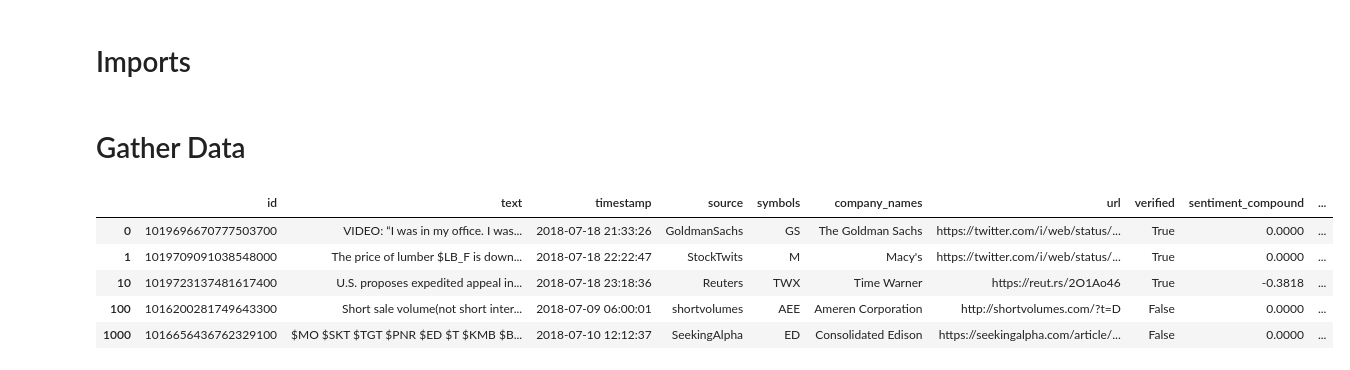
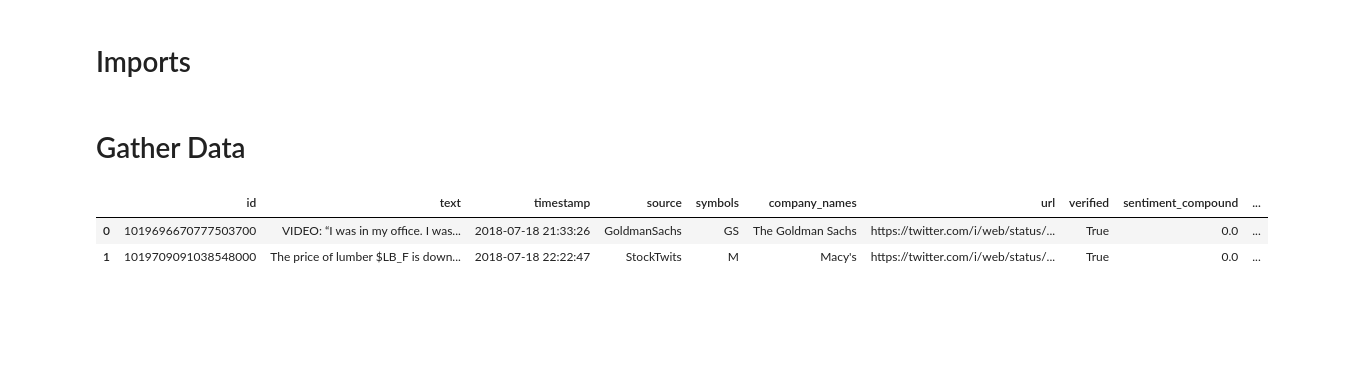
Before and after one commit to Rosster/MLFinalProject, a Jupyter notebook: notebooks/Build Features.ipynb, the cells around one changed output. Cells and saved outputs as stored; diff of their text form; code cells hidden in the pictures; blank space fills up the shorter version.

Commit message:
Imrpovements
Better twitter data

```diff
--- a/notebooks/Build Features.ipynb
+++ b/notebooks/Build Features.ipynb
@@ -23,14 +23,11 @@ for file in os.listdir('../src/data/CompleteStockData'):
 for key in stock_dict.keys():
     stock_dict[key].index = pd.to_datetime(stock_dict[key].index)
 # %%
-twitter.head()
+twitter.head(2)
 # %% [output]
 |  | id | text | timestamp | source | symbols | company_names | url | verified | sentiment_compound | ... |
-| 0 | 1019696670777503700 | VIDEO: “I was in my office. I was... | 2018-07-18 21:33:26 | GoldmanSachs | GS | The Goldman Sachs | https://twitter.com/i/web/status/... | True | 0.0000 | ... |
-| 1 | 1019709091038548000 | The price of lumber $LB_F is down... | 2018-07-18 22:22:47 | StockTwits | M | Macy's | https://twitter.com/i/web/status/... | True | 0.0000 | ... |
-| 10 | 1019723137481617400 | U.S. proposes expedited appeal in... | 2018-07-18 23:18:36 | Reuters | TWX | Time Warner | https://reut.rs/2O1Ao46 | True | -0.3818 | ... |
-| 100 | 1016200281749643300 | Short sale volume(not short inter... | 2018-07-09 06:00:01 | shortvolumes | AEE | Ameren Corporation | http://shortvolumes.com/?t=D | False | 0.0000 | ... |
-| 1000 | 1016656436762329100 | $MO $SKT $TGT $PNR $ED $T $KMB $B... | 2018-07-10 12:12:37 | SeekingAlpha | ED | Consolidated Edison | https://seekingalpha.com/article/... | False | 0.0000 | ... |
+| 0 | 1019696670777503700 | VIDEO: “I was in my office. I was... | 2018-07-18 21:33:26 | GoldmanSachs | GS | The Goldman Sachs | https://twitter.com/i/web/status/... | True | 0.0 | ... |
+| 1 | 1019709091038548000 | The price of lumber $LB_F is down... | 2018-07-18 22:22:47 | StockTwits | M | Macy's | https://twitter.com/i/web/status/... | True | 0.0 | ... |
 # %%
 output_df = twitter[twitter.symbols.apply(lambda sym: sym.lower() in stock_dict)][
     ['id', 'timestamp', 'symbols','sentiment_compound', 'sentiment_neg', 'sentiment_pos',
```
Also changed, not shown: parts of 29 cells of this notebook, 1 other file.
